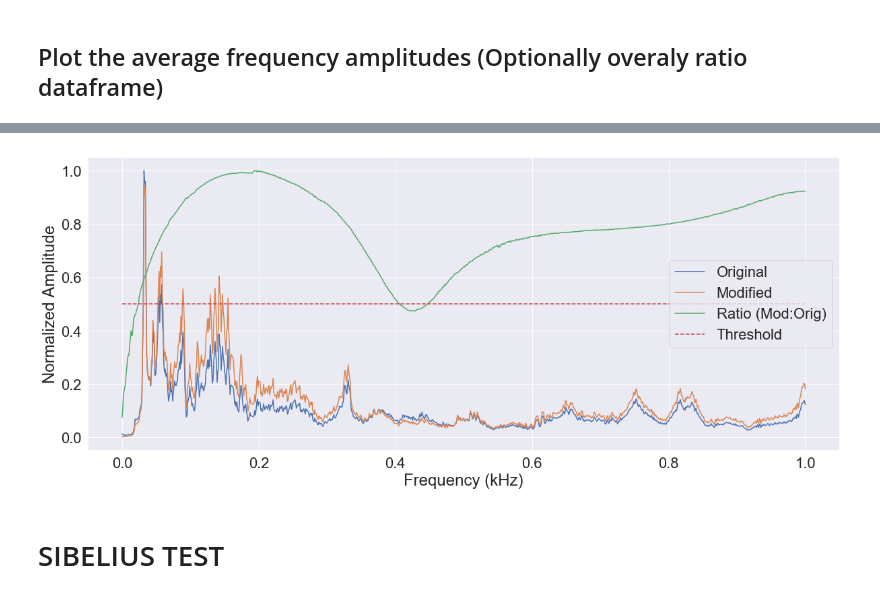
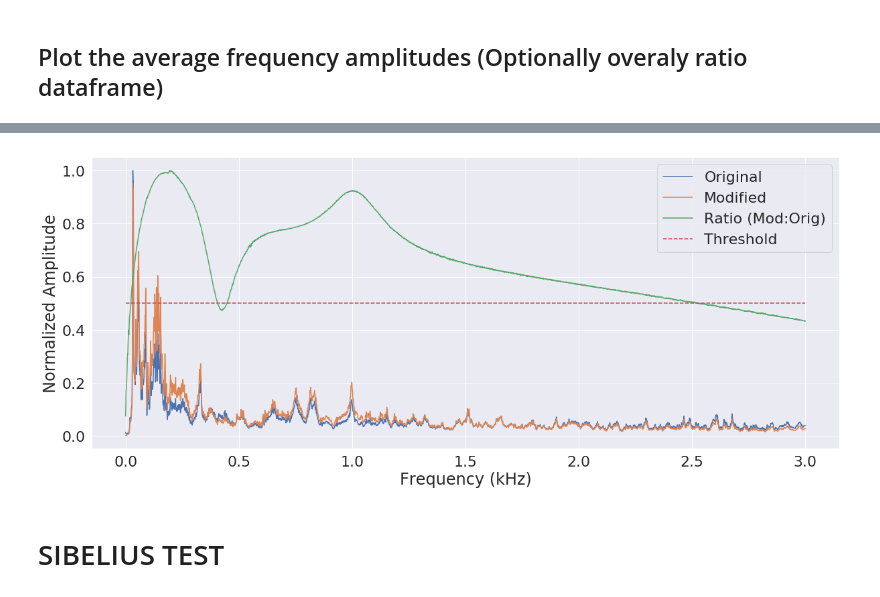
Before and after one commit to QED0711/ds_practice, a Jupyter notebook: librosa/audio_file_analyzer.ipynb, the cells around one changed output, grey strips where cells are left out. Cells and saved outputs as stored; diff of their text form; code cells hidden in the pictures.

```diff
--- a/librosa/audio_file_analyzer.ipynb
+++ b/librosa/audio_file_analyzer.ipynb
@@ -65,10 +65,16 @@ class AudioAnalyzer:
         self.df = self.df[['bins', 'average_amplitude']]
         return self.df
 
-    def plot_spectrum(self, min_freq=0, max_freq=None):
+    def plot_spectrum(self, min_freq=0, max_freq=None, fill=False):
+
         max_freq = max_freq or 20000.
         window = self.df.loc[(self.df.bins * 1000. >= min_freq) & (self.df.bins * 1000. <= max_freq)]
-        window.plot(x='bins', y='average_amplitude')
+#         TEST
+        window[(window.bins > 1) | (window.bins < 3)] = 0.0
+#         TEST
+        window.plot(x='bins', y='scaled_amplitude', figsize=(20,8))
+        if fill:
+            plt.fill_between(self.df.bins, self.df.average_amplitude)
 # %% [markdown]
 ## AudioCompare Class
 
@@ -180,15 +216,15 @@ ratio_df = AudioCompare.get_ratio_df(original=original.df, modified=modified.df)
 # %%
 fig = plt.figure(figsize=(20,8))
 
 AudioCompare.plot_spectrum_group(
     dfs=[original.df, modified.df],
-    frange=(0,1000),
+    frange=(0,3000),
     ratio_df=ratio_df,
     threshold=True
 )
 plt.show()
 # %% [output]
-[figure, old version]
+[figure, new version]
 # %% [markdown]
 # SIBELIUS TEST
 # %%
```
Also changed, not shown: parts of 4 cells of this notebook.
